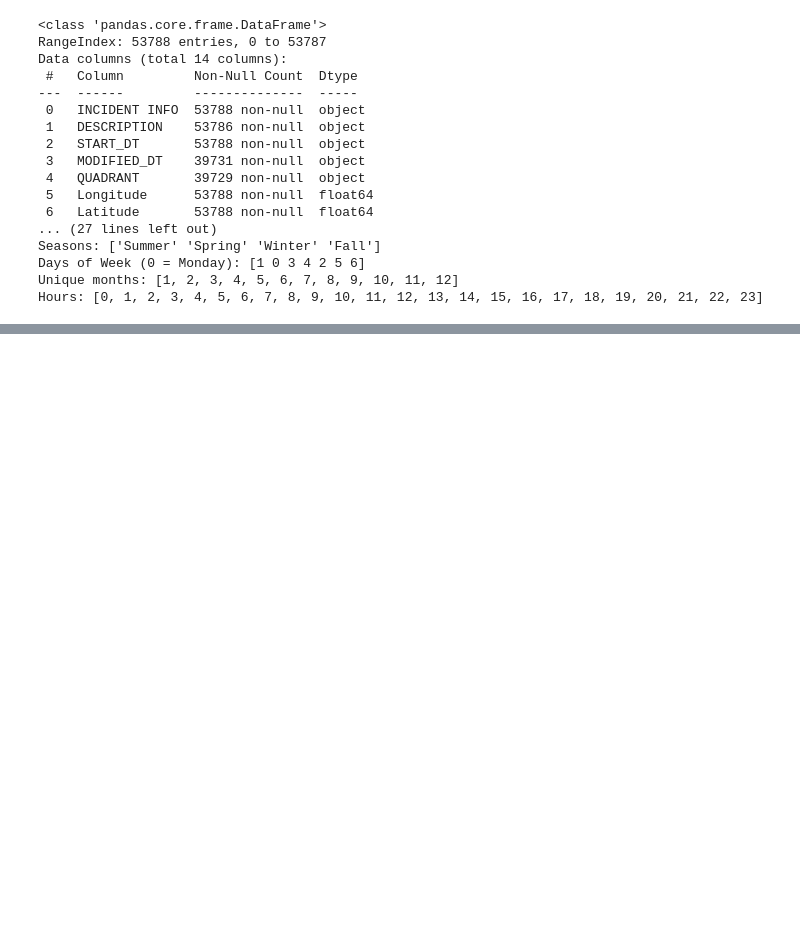
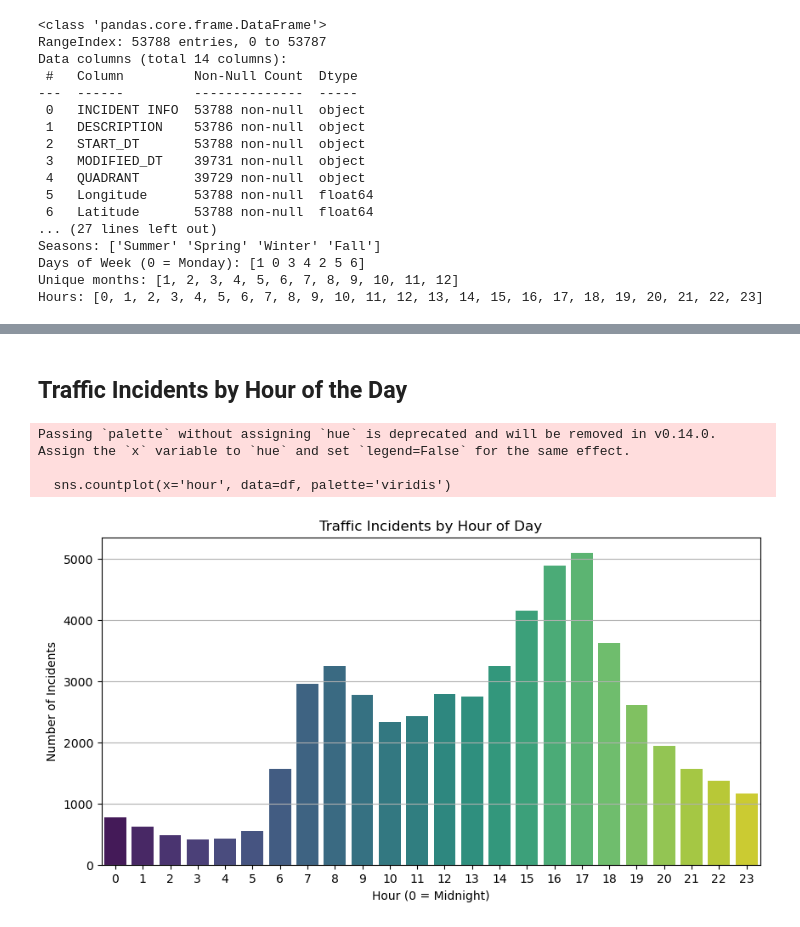
Before and after one commit to ashirshah7/ENGO645-Group-Project-Traffic-Incident-Analysis, a Jupyter notebook: notebooks/Traffic-Incident-Analysis.ipynb, the cells around one changed output, grey strips where cells are left out. Drawn from its saved outputs; the diff is of its cells as text; code cells hidden in the pictures; blank space fills up the shorter version.

```diff
--- a/notebooks/Traffic-Incident-Analysis.ipynb
+++ b/notebooks/Traffic-Incident-Analysis.ipynb
@@ -138,0 +148,10 @@ Hours: [0, 1, 2, 3, 4, 5, 6, 7, 8, 9, 10, 11, 12, 13, 14, 15, 16, 17, 18, 19, 20
+# %%
+import pandas as pd
+import matplotlib.pyplot as plt
+import seaborn as sns
+
+# Load preprocessed data
+df = pd.read_csv('../data/Traffic_Incidents_Cleaned.csv')
+
+# Basic check
+df.head(2)
@@ -138,0 +162,16 @@ Hours: [0, 1, 2, 3, 4, 5, 6, 7, 8, 9, 10, 11, 12, 13, 14, 15, 16, 17, 18, 19, 20
+# %% [markdown]
+## Traffic Incidents by Hour of the Day
+# %%
+plt.figure(figsize=(10, 5))
+sns.countplot(x='hour', data=df, palette='viridis')
+plt.title("Traffic Incidents by Hour of Day")
+plt.xlabel("Hour (0 = Midnight)")
+plt.ylabel("Number of Incidents")
+plt.xticks(range(0, 24))
+plt.grid(axis='y')
+plt.show()
+# %% [output]
+Passing `palette` without assigning `hue` is deprecated and will be removed in v0.14.0. Assign the `x` variable to `hue` and set `legend=False` for the same effect.
+
+  sns.countplot(x='hour', data=df, palette='viridis')
+[figure, added]
```
Also changed, not shown: parts of 8 cells of this notebook, 2 other files.
